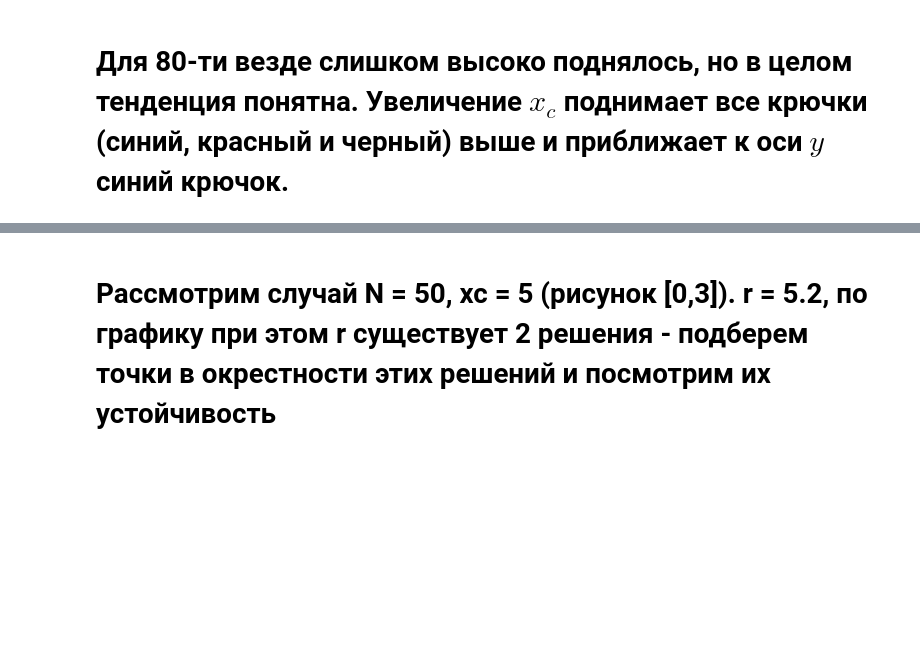
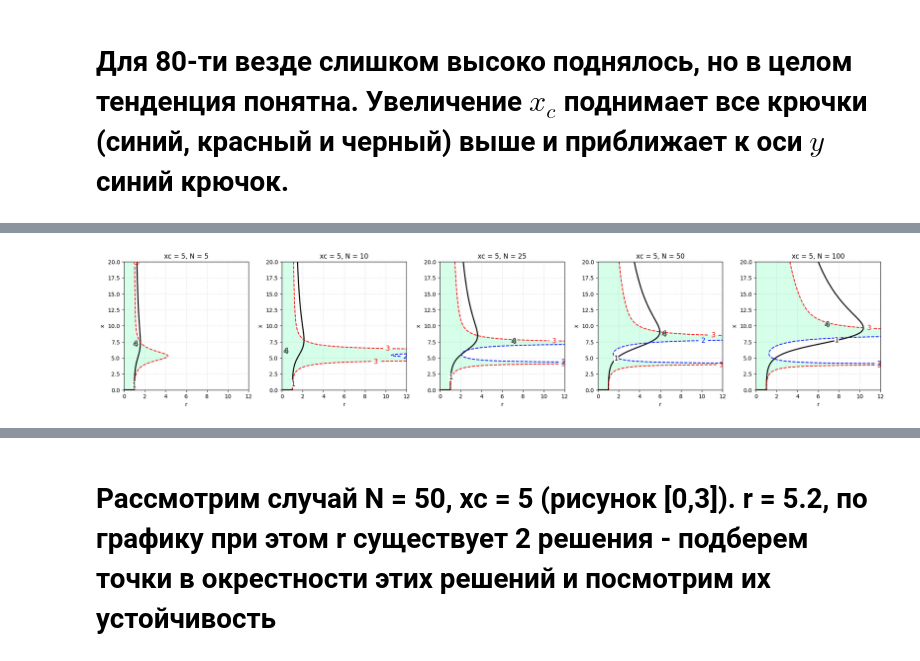
Before and after one commit to yobysheva/kursovaya, a Jupyter notebook: stac_points.ipynb, the cells around one changed output, grey strips where cells are left out. Cells and saved outputs as stored; diff of their text form; code cells hidden in the pictures; blank space fills up the shorter version.

```diff
--- a/stac_points.ipynb
+++ b/stac_points.ipynb
@@ -56,0 +216,15 @@ plt.show()
+# %%
+xc_values = [5]
+N_values  = [5, 10, 25, 50, 100]
+
+param_sets = [
+    (y,x) for y in N_values for x in xc_values
+]
+
+x_max_map = {1: 44, 5: 20, 25: 20, 0.5: 10, 10: 20, 50: 20, 100: 20, 250: 20, 500: 20, 1000: 20}
+r_max_map = {1: 12, 5: 12, 25: 12, 0.5: 4, 10: 12, 50:12, 100: 12, 250: 12, 500: 12, 1000: 80}
+ncols = 5
+
+plot_stability(param_sets, x_max_map, r_max_map, ncols, 20, 4.5)
+# %% [output]
+[figure, added]
```
Also changed, not shown: parts of 18 cells of this notebook.
